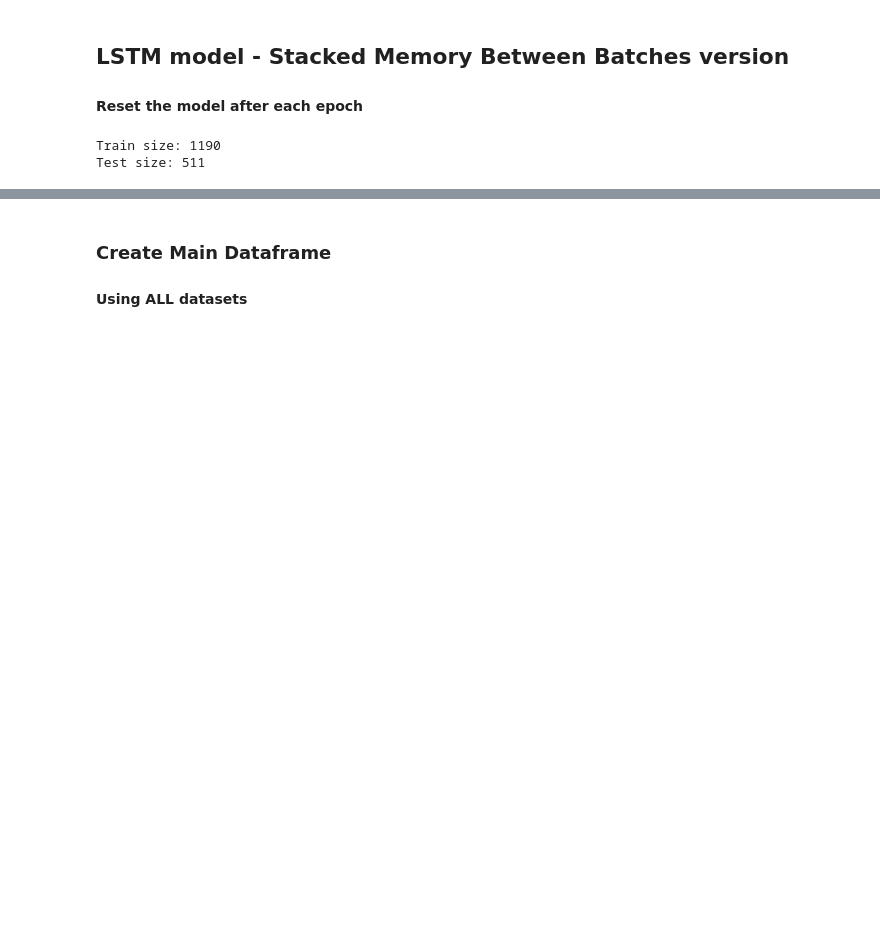
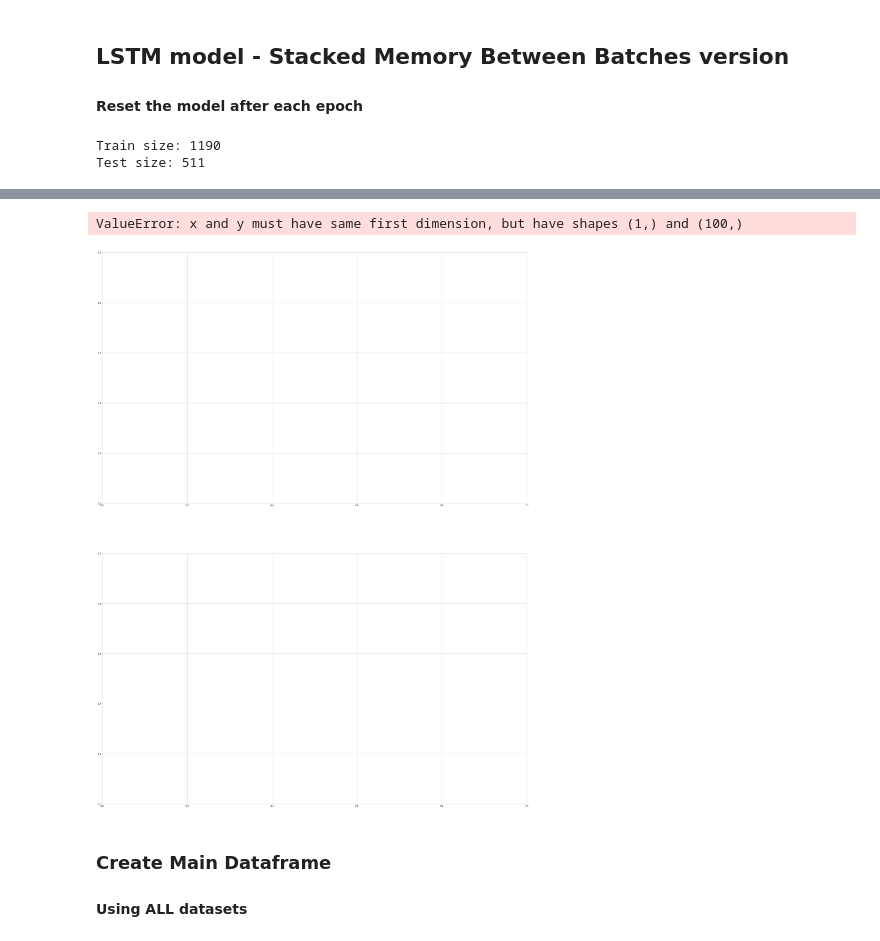
Before and after one commit to raymondj-pace/CS673-conf, a Jupyter notebook: CS673-Conf.ipynb, the cells around one changed output, grey strips where cells are left out. Drawn from its saved outputs; the diff is of its cells as text; code cells hidden in the pictures; blank space fills up the shorter version.

Commit message:
Fixed another bug with the x-axis on graphs - still needs work

```diff
--- a/CS673-Conf.ipynb
+++ b/CS673-Conf.ipynb
@@ -646,8 +646,8 @@ for lrate in learning_rates:
 
     # row += 1
 
-    ax[row].plot(epochs, history_lstm.history['loss'], "b", label='loss-train')
-    ax[row].plot(epochs, history_lstm.history['val_loss'], "r", label='loss-test')
+    ax[row].plot(history_lstm.history['loss'], "b", label='loss-train')
+    ax[row].plot(history_lstm.history['val_loss'], "r", label='loss-test')
     ax[row].set_title('LSTM Loss (lrate=' + str(lrate) + ')', fontsize=26)
     ax[row].legend(fontsize='xx-large')
     ax[row].tick_params(axis='both', labelsize=20)
@@ -684,3 +699,5 @@ plt.show();
+ValueError: x and y must have same first dimension, but have shapes (1,) and (100,)
+[figure, added]
 # %% [markdown]
 ### **Create Main Dataframe**
 #### Using ALL datasets
```
Also changed, not shown: parts of 1 cell of this notebook.
